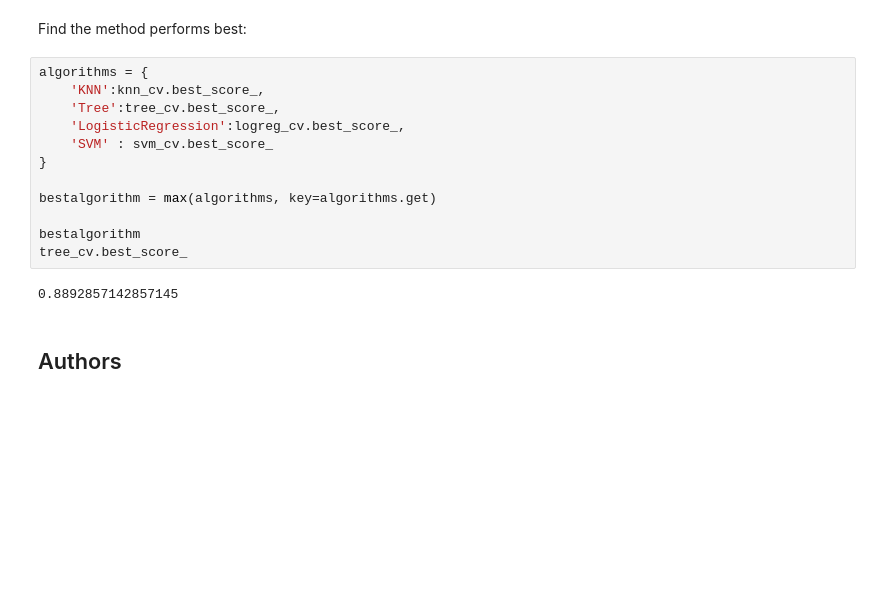
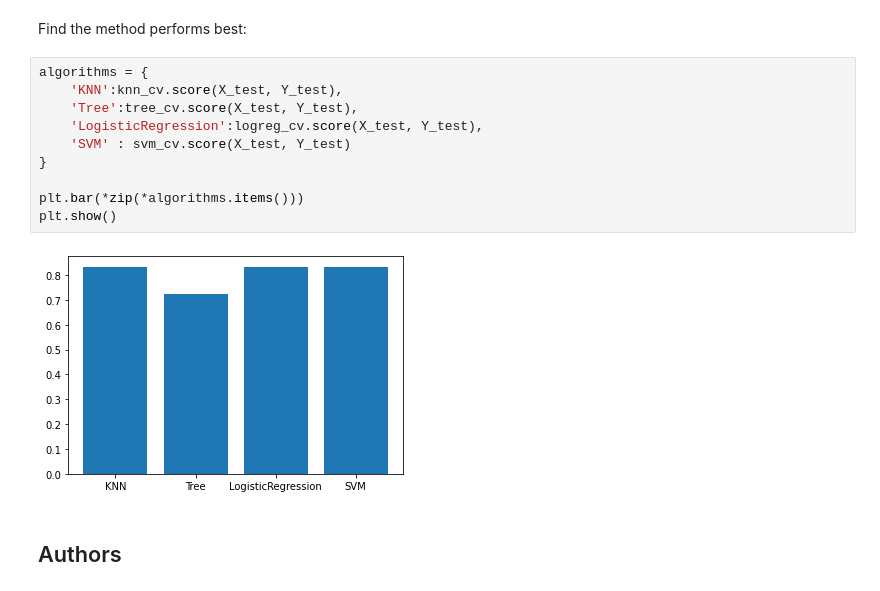
Before and after one commit to MatthisHoules/IBM-Datascience-capstone, a Jupyter notebook: predictive-analysis-classification.ipynb, the cells around one changed output. Drawn from its saved outputs; the diff is of its cells as text; blank space fills up the shorter version.

```diff
--- a/predictive-analysis-classification.ipynb
+++ b/predictive-analysis-classification.ipynb
@@ -333,20 +333,18 @@ plot_confusion_matrix(Y_test,yhat)
 ## TASK  12
 # %% [markdown]
 Find the method performs best:
-# %%
-algorithms = {
-    'KNN':knn_cv.best_score_,
-    'Tree':tree_cv.best_score_,
-    'LogisticRegression':logreg_cv.best_score_,
-    'SVM' : svm_cv.best_score_
-}
-
-bestalgorithm = max(algorithms, key=algorithms.get)
-
-bestalgorithm
-tree_cv.best_score_
-# %% [output]
-0.8892857142857145
+# %%
+algorithms = {
+    'KNN':knn_cv.score(X_test, Y_test),
+    'Tree':tree_cv.score(X_test, Y_test),
+    'LogisticRegression':logreg_cv.score(X_test, Y_test),
+    'SVM' : svm_cv.score(X_test, Y_test)
+}
+
+plt.bar(*zip(*algorithms.items()))
+plt.show()
+# %% [output]
+[figure, added]
 # %% [markdown]
 ## Authors
 # %% [markdown]
```
Also changed, not shown: parts of 3 cells of this notebook.
